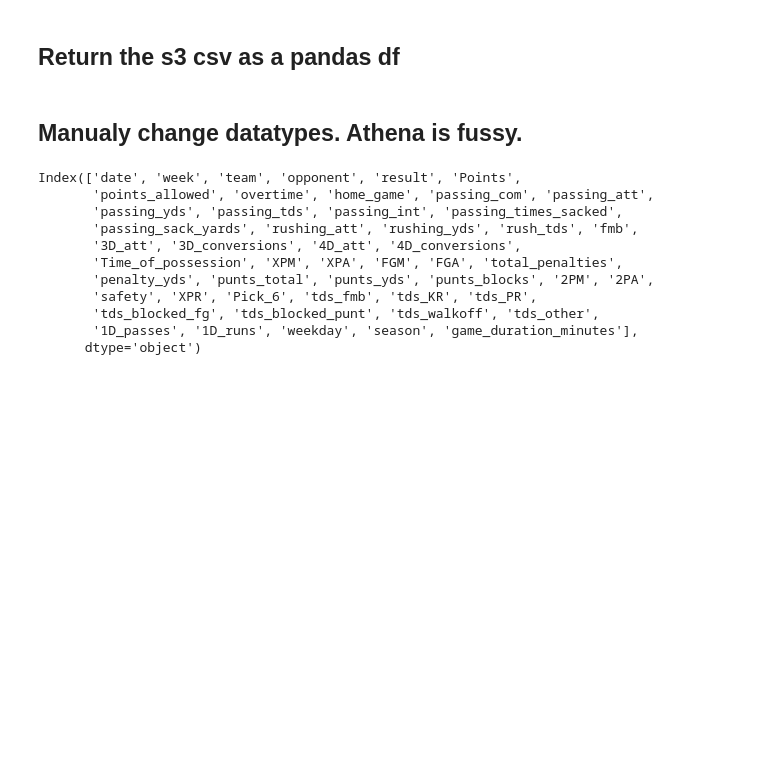
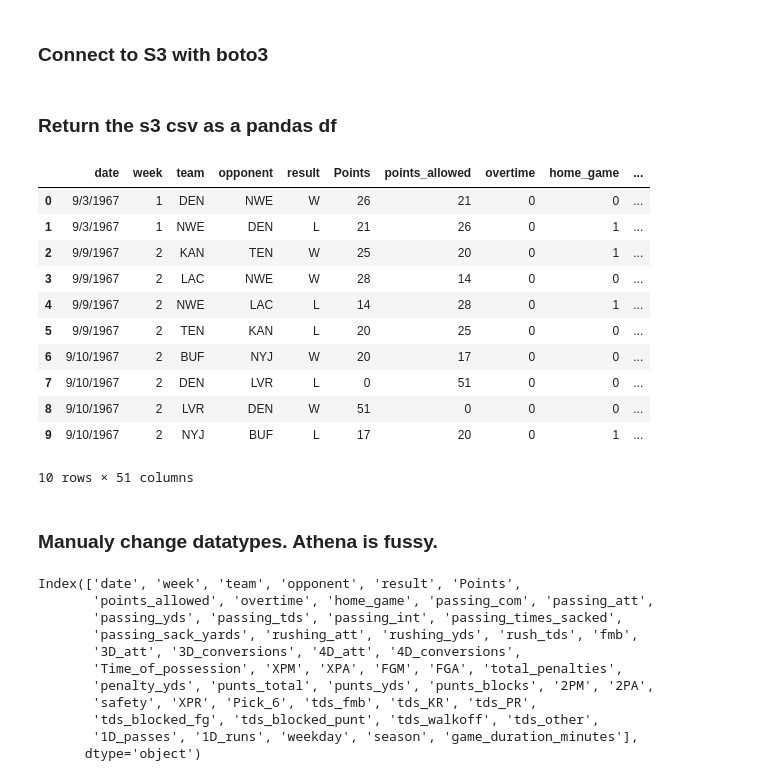
Before and after one commit to joel-day/chalkjuice, a Jupyter notebook: notebooks/CSV to parquet partitions.ipynb, the cells around one changed output. Saved outputs shown, nothing was run; the diff lists cells and outputs as text; code cells hidden in the pictures; blank space fills up the shorter version.

```diff
--- a/notebooks/CSV to parquet partitions.ipynb
+++ b/notebooks/CSV to parquet partitions.ipynb
@@ -0,0 +31,18 @@
+# %%
+# Pulls the specified file from s3 and loads into pandas df
+def connect_to_s3(boto3_session):
+    # Create an S3 client
+    s3_client = boto3_session.client("s3")
+
+    # Create S3 resource
+    s3_resource = boto3_session.resource("s3")
+
+    return s3_client, s3_resource
+# %%
+# Pulls the specified file from s3 and loads into pandas df
+def s3_csv_to_df(s3_client, s3_bucket, csv_key):
+    # Read CSV from S3 int pandas
+    obj = s3_client.get_object(Bucket=s3_bucket, Key=csv_key)
+    df = pd.read_csv(obj["Body"])
+
+    return df
@@ -65,2 +89,7 @@ def create_parquet_files(df, partition_by):
+# %% [markdown]
+### Connect to S3 with boto3
+# %%
+boto3_session = create_boto3_session()
+s3_client, s3_resource = connect_to_s3(boto3_session)
 # %% [markdown]
-## Return the s3 csv as a pandas df
+### Return the s3 csv as a pandas df
@@ -69,5 +96,22 @@ df, s3_resource = pull_df_from_s3()
+# %%
+df = s3_csv_to_df(s3_client, s3_bucket, csv_key)
+# %%
+df.head(10)
+# %% [output]
+|  | date | week | team | opponent | result | Points | points_allowed | overtime | home_game | ... |
+| 0 | 9/3/1967 | 1 | DEN | NWE | W | 26 | 21 | 0 | 0 | ... |
+| 1 | 9/3/1967 | 1 | NWE | DEN | L | 21 | 26 | 0 | 1 | ... |
+| 2 | 9/9/1967 | 2 | KAN | TEN | W | 25 | 20 | 0 | 1 | ... |
+| 3 | 9/9/1967 | 2 | LAC | NWE | W | 28 | 14 | 0 | 0 | ... |
+| 4 | 9/9/1967 | 2 | NWE | LAC | L | 14 | 28 | 0 | 1 | ... |
+| 5 | 9/9/1967 | 2 | TEN | KAN | L | 20 | 25 | 0 | 0 | ... |
+| 6 | 9/10/1967 | 2 | BUF | NYJ | W | 20 | 17 | 0 | 0 | ... |
+| 7 | 9/10/1967 | 2 | DEN | LVR | L | 0 | 51 | 0 | 0 | ... |
+| 8 | 9/10/1967 | 2 | LVR | DEN | W | 51 | 0 | 0 | 0 | ... |
+| 9 | 9/10/1967 | 2 | NYJ | BUF | L | 17 | 20 | 0 | 1 | ... |
+10 rows × 51 columns
 # %% [markdown]
-## Manualy change datatypes. Athena is fussy.
+### Manualy change datatypes. Athena is fussy.
 # %%
 df.columns
 # %% [output]
```
Also changed, not shown: parts of 19 cells of this notebook, 12 other files.
